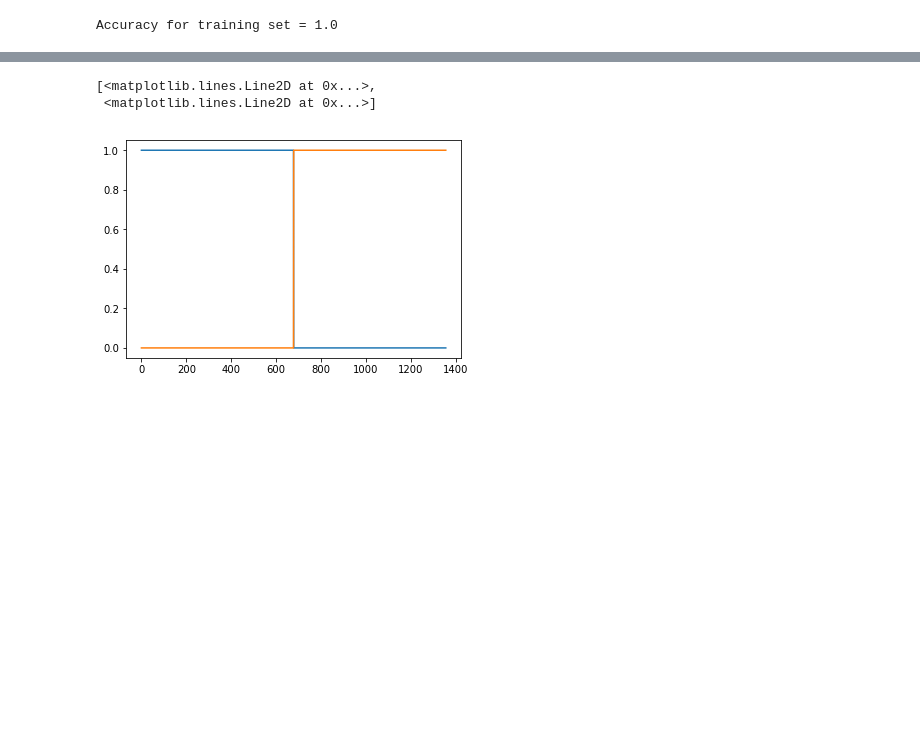
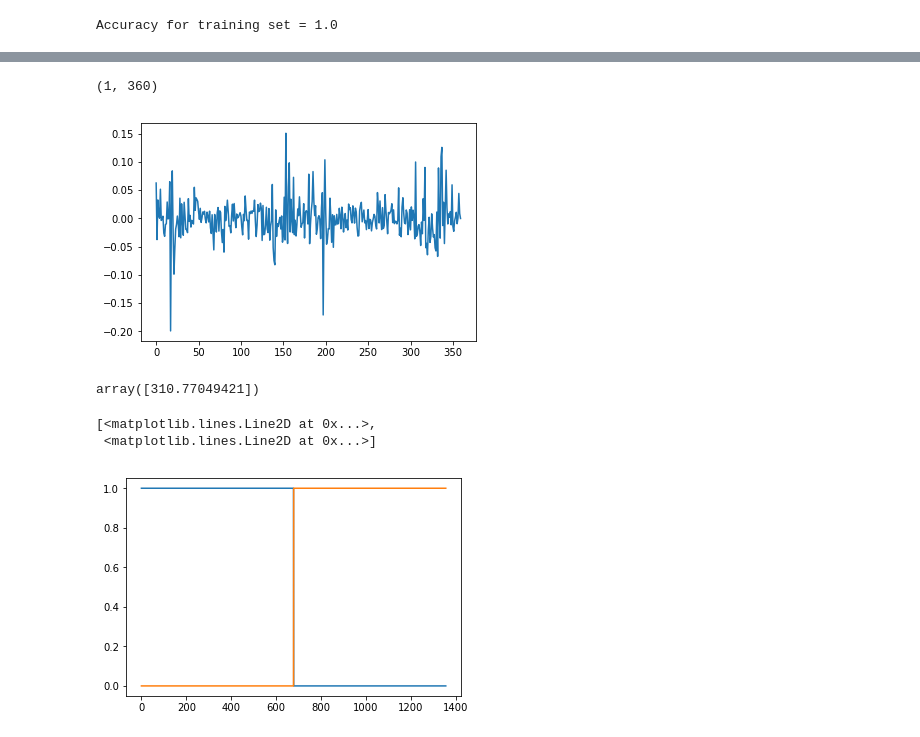
Before and after one commit to homerobse/nma-sdnc, a Jupyter notebook: notebooks/regression.ipynb, the cells around one changed output, grey strips where cells are left out. Drawn from its saved outputs; the diff is of its cells as text; code cells hidden in the pictures; blank space fills up the shorter version.

```diff
--- a/notebooks/regression.ipynb
+++ b/notebooks/regression.ipynb
@@ -61,10 +115,10 @@ y.shape
 log_reg = LogisticRegression(penalty="none")
 
 #Then fit it to data
-log_reg.fit(X, y)
+log_reg.fit(X_prep, y)
 
-acc_train = np.mean(log_reg.predict(X)==y)
+acc_train = np.mean(log_reg.predict(X_prep)==y)
 print("Accuracy for training set =", acc_train)
-predictions = log_reg.predict(X)
+predictions = log_reg.predict(X_prep)
 # %% [output]
 Accuracy for training set = 1.0
@@ -71,3 +143,14 @@ Accuracy for training set = 1.0
+# %%
+print(log_reg.coef_.shape)
+# print(log_reg.coef_)
+plt.plot(log_reg.coef_[0, :]);
+# %% [output]
+(1, 360)
+[figure, added]
+# %%
+log_reg.intercept_
+# %% [output]
+array([310.77049421])
 # %%
 plt.plot(log_reg.predict_proba(X))
 # %% [output]
```
Also changed, not shown: parts of 21 cells of this notebook.
